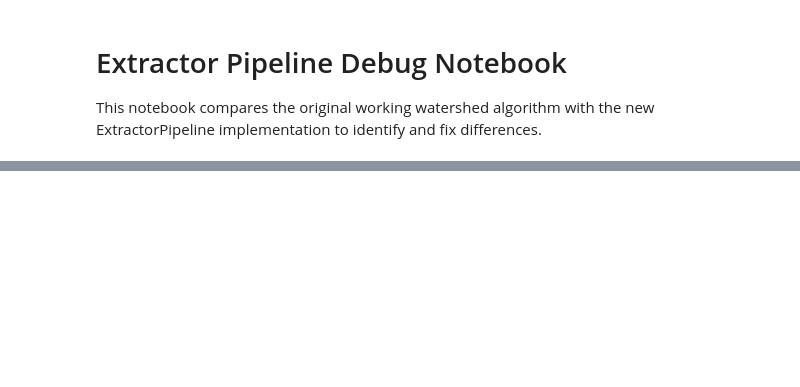
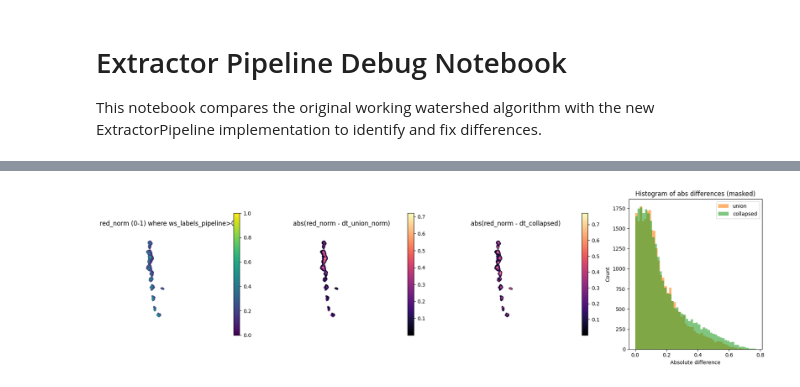
Before and after one commit to pbert5/lysozyme-stain-quantification, a Jupyter notebook: component development/extractor_pipeline_debug.ipynb, the cells around one changed output, grey strips where cells are left out. Drawn from its saved outputs; the diff is of its cells as text; code cells hidden in the pictures; blank space fills up the shorter version.

```diff
--- a/component development/extractor_pipeline_debug.ipynb
+++ b/component development/extractor_pipeline_debug.ipynb
@@ -446,0 +615,96 @@ print(f"Test image: {test_red_path.name}")
+# %%
+# Normalize red_orig_extracted to 0-1 and compare distances to dt_union_norm vs dt_collapsed
+mask = (ws_labels_pipeline > 0)
+n_pixels = int(np.count_nonzero(mask))
+print(f"Pixels with ws_labels_pipeline > 0: {n_pixels}")
+
+if n_pixels == 0:
+    print("No pixels found where ws_labels_pipeline > 0.")
+else:
+    eps = 1e-12
+    red = red_orig_extracted.astype(float, copy=False)
+    lo, hi = red.min(), red.max()
+    red_norm = (red - lo) / max(hi - lo, eps)        # global 0-1 normalization
+
+    # Ensure dt maps are present and same shape
+    assert dt_union_norm.shape == red_norm.shape == dt_collapsed.shape, "Shape mismatch"
+
+    # Per-pixel absolute distances
+    abs_diff_union = np.abs(red_norm - dt_union_norm)
+    abs_diff_collapsed = np.abs(red_norm - dt_collapsed)
+
+    # Stats over masked pixels
+    union_vals = abs_diff_union[mask]
+    collapsed_vals = abs_diff_collapsed[mask]
+    print("Distance stats (over masked pixels):")
+    print(f"  dt_union_norm -> mean: {union_vals.mean():.4f}, median: {np.median(union_vals):.4f}, max: {union_vals.max():.4f}")
+    print(f"  dt_collapsed  -> mean: {collapsed_vals.mean():.4f}, median: {np.median(collapsed_vals):.4f}, max: {collapsed_vals.max():.4f}")
+
+    # Which is closer per-pixel
+    closer_union = (union_vals < collapsed_vals)
+    closer_collapsed = (collapsed_vals < union_vals)
+    ties = np.isclose(union_vals, collapsed_vals, atol=1e-9)
+    print(f"  Pixels where dt_union closer: {closer_union.sum()} ({100*closer_union.mean():.2f}%)")
+    print(f"  Pixels where dt_collapsed closer: {closer_collapsed.sum()} ({100*closer_collapsed.mean():.2f}%)")
+    print(f"  Ties (nearly equal): {ties.sum()} ({100*ties.mean():.2f}%)")
+
+    # Visualize: normalized red, and absolute difference maps (masked)
+    fig, axes = plt.subplots(1, 4, figsize=(18, 5))
+    mred = np.ma.masked_where(~mask, red_norm)
+    im0 = axes[0].imshow(mred, cmap='viridis', vmin=0, vmax=1)
+    axes[0].set_title('red_norm (0-1) where ws_labels_pipeline>0')
+    axes[0].axis('off')
+    plt.colorbar(im0, ax=axes[0], fraction=0.046, pad=0.04)
+
+    md1 = np.ma.masked_where(~mask, abs_diff_union)
+    im1 = axes[1].imshow(md1, cmap='magma')
+    axes[1].set_title('abs(red_norm - dt_union_norm)')
+    axes[1].axis('off')
+    plt.colorbar(im1, ax=axes[1], fraction=0.046, pad=0.04)
+
+    md2 = np.ma.masked_where(~mask, abs_diff_collapsed)
+    im2 = axes[2].imshow(md2, cmap='magma')
+    axes[2].set_title('abs(red_norm - dt_collapsed)')
+    axes[2].axis('off')
+    plt.colorbar(im2, ax=axes[2], fraction=0.046, pad=0.04)
+
+    # Histogram comparison of absolute differences
+    axes[3].hist(union_vals.ravel(), bins=50, alpha=0.6, label='union', color='C1', density=False)
+    axes[3].hist(collapsed_vals.ravel(), bins=50, alpha=0.6, label='collapsed', color='C2', density=False)
+    axes[3].set_title('Histogram of abs differences (masked)')
+    axes[3].legend()
+    axes[3].set_xlabel('Absolute difference')
+    axes[3].set_ylabel('Count')
+
+    plt.tight_layout()
+    plt.show()
+
+    # Optional: scatter (sample points to avoid huge plot)
+    sample_idx = np.nonzero(mask)[0]
+    if sample_idx.size > 5000:
+        rng = np.random.default_rng(0)
+        choice = rng.choice(sample_idx, size=5000, replace=False)
+    else:
+        choice = sample_idx
+    # flatten indices and sample
+    ys, xs = np.nonzero(mask)
+    sel_y = ys if ys.size <= 5000 else ys[choice]
+    sel_x = xs if xs.size <= 5000 else xs[choice]
+    sel_red = red_norm[sel_y, sel_x]
+    sel_du = dt_union_norm[sel_y, sel_x]
+    sel_dc = dt_collapsed[sel_y, sel_x]
+
+    fig, ax = plt.subplots(1, 2, figsize=(12, 5))
+    ax[0].scatter(sel_red, sel_du, s=4, alpha=0.4)
+    ax[0].set_xlabel('red_norm')
+    ax[0].set_ylabel('dt_union_norm')
+    ax[0].set_title('red_norm vs dt_union_norm')
+
+    ax[1].scatter(sel_red, sel_dc, s=4, alpha=0.4, color='C2')
+    ax[1].set_xlabel('red_norm')
+    ax[1].set_ylabel('dt_collapsed')
+    ax[1].set_title('red_norm vs dt_collapsed')
+
+    plt.tight_layout()
+    plt.show()
+# %% [output]
@@ -446,0 +718 @@ print(f"Test image: {test_red_path.name}")
+[figure, added]
```
Also changed, not shown: parts of 16 cells of this notebook.
